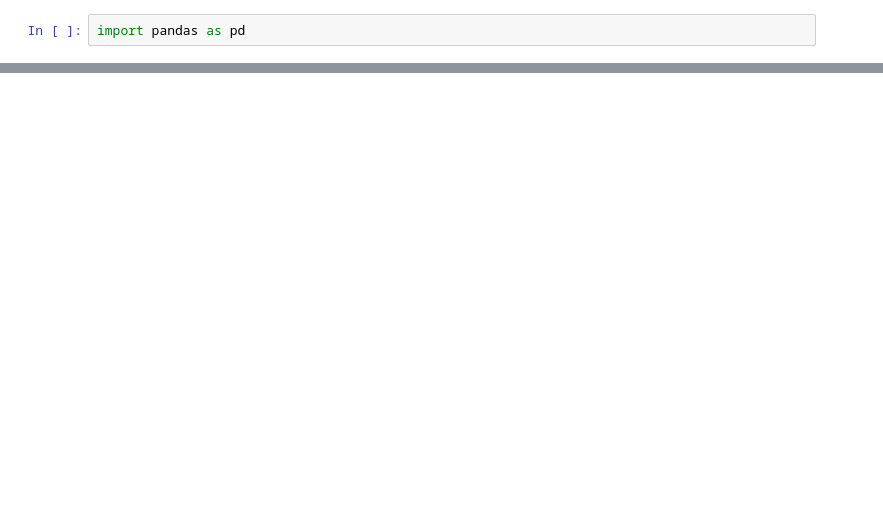
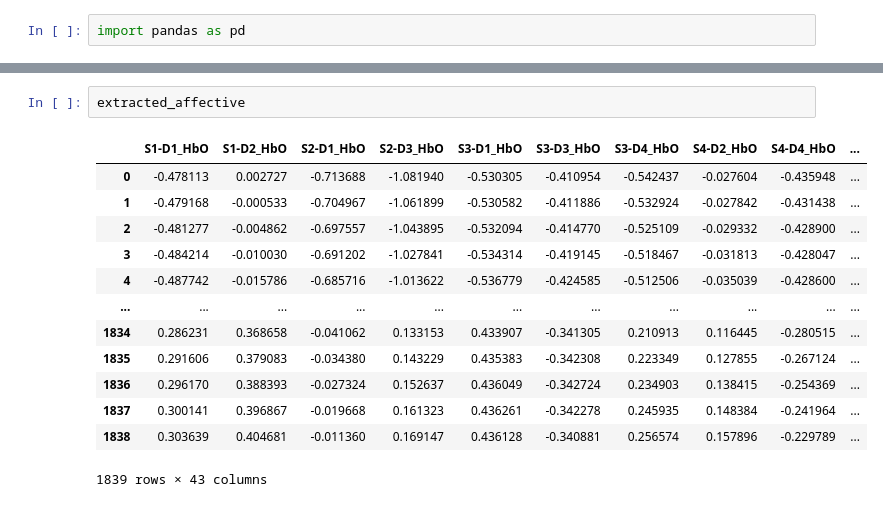
Before and after one commit to CalebUAz/ToMCAT-ML-Modeling, a Jupyter notebook: test.ipynb, the cells around one changed output, grey strips where cells are left out. Drawn from its saved outputs; the diff is of its cells as text; blank space fills up the shorter version.

```diff
--- a/test.ipynb
+++ b/test.ipynb
@@ -7,0 +34,16 @@ FileNotFoundError: File /Users/calebjonesshibu/Desktop/tom/extraction/data/exp_2
+# %%
+extracted_affective
+# %% [output]
+|  | S1-D1_HbO | S1-D2_HbO | S2-D1_HbO | S2-D3_HbO | S3-D1_HbO | S3-D3_HbO | S3-D4_HbO | S4-D2_HbO | S4-D4_HbO | ... |
+| 0 | -0.478113 | 0.002727 | -0.713688 | -1.081940 | -0.530305 | -0.410954 | -0.542437 | -0.027604 | -0.435948 | ... |
+| 1 | -0.479168 | -0.000533 | -0.704967 | -1.061899 | -0.530582 | -0.411886 | -0.532924 | -0.027842 | -0.431438 | ... |
+| 2 | -0.481277 | -0.004862 | -0.697557 | -1.043895 | -0.532094 | -0.414770 | -0.525109 | -0.029332 | -0.428900 | ... |
+| 3 | -0.484214 | -0.010030 | -0.691202 | -1.027841 | -0.534314 | -0.419145 | -0.518467 | -0.031813 | -0.428047 | ... |
+| 4 | -0.487742 | -0.015786 | -0.685716 | -1.013622 | -0.536779 | -0.424585 | -0.512506 | -0.035039 | -0.428600 | ... |
+| ... | ... | ... | ... | ... | ... | ... | ... | ... | ... | ... |
+| 1834 | 0.286231 | 0.368658 | -0.041062 | 0.133153 | 0.433907 | -0.341305 | 0.210913 | 0.116445 | -0.280515 | ... |
+| 1835 | 0.291606 | 0.379083 | -0.034380 | 0.143229 | 0.435383 | -0.342308 | 0.223349 | 0.127855 | -0.267124 | ... |
+| 1836 | 0.296170 | 0.388393 | -0.027324 | 0.152637 | 0.436049 | -0.342724 | 0.234903 | 0.138415 | -0.254369 | ... |
+| 1837 | 0.300141 | 0.396867 | -0.019668 | 0.161323 | 0.436261 | -0.342278 | 0.245935 | 0.148384 | -0.241964 | ... |
+| 1838 | 0.303639 | 0.404681 | -0.011360 | 0.169147 | 0.436128 | -0.340881 | 0.256574 | 0.157896 | -0.229789 | ... |
+1839 rows × 43 columns
```
Also changed, not shown: parts of 6 cells of this notebook.
